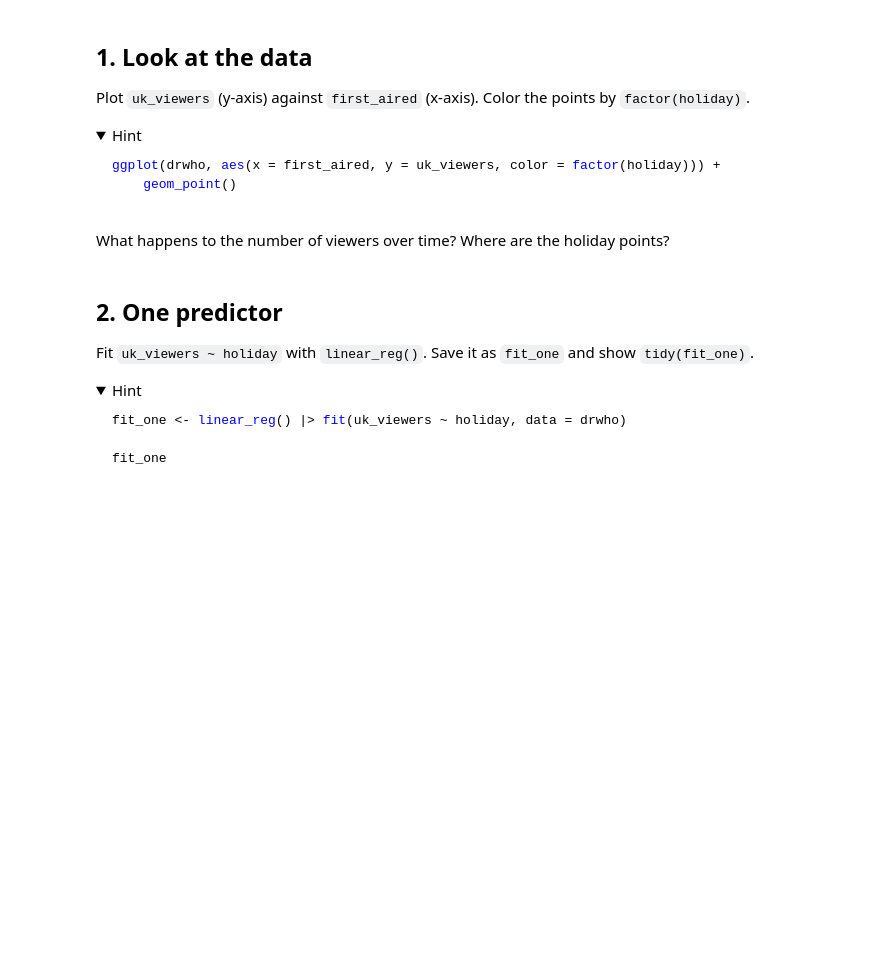
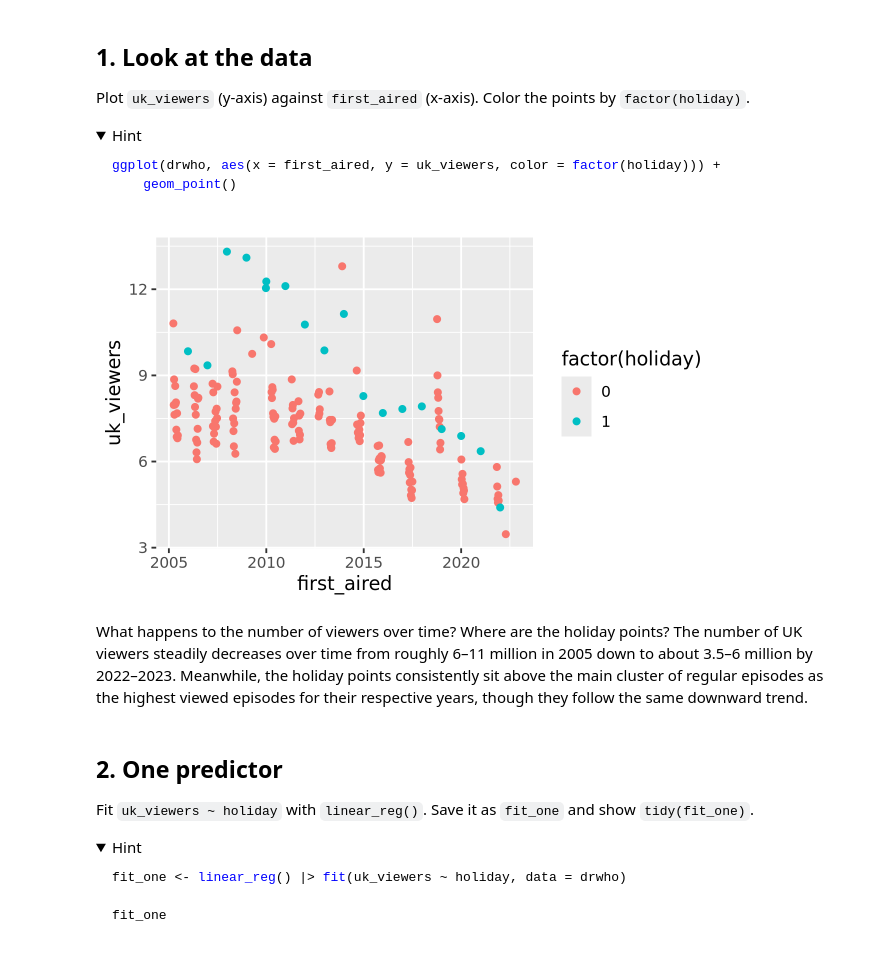
Before and after one commit to Haseeb-hub-personal/codespace, a Jupyter notebook: exercises/12-drwho-exercise.ipynb, the cells around one changed output. Saved outputs shown, nothing was run; the diff lists cells and outputs as text; code cells hidden in the pictures; folded sections open; blank space fills up the shorter version.

Commit message:
complete exercises/12-drwho-exercise.ipynb

````diff
--- a/exercises/12-drwho-exercise.ipynb
+++ b/exercises/12-drwho-exercise.ipynb
@@ -54,8 +58,14 @@ ggplot(drwho, aes(x = first_aired, y = uk_viewers, color = factor(holiday))) +
 ```
 
 </details>
+# %%
+ggplot(drwho, aes(x = first_aired, y = uk_viewers, color = factor(holiday))) +
+  geom_point()
+# %% [output]
+[figure, added]
 # %% [markdown]
 What happens to the number of viewers over time? Where are the holiday points?
+The number of UK viewers steadily decreases over time from roughly 6–11 million in 2005 down to about 3.5–6 million by 2022–2023. Meanwhile, the holiday points consistently sit above the main cluster of regular episodes as the highest viewed episodes for their respective years, though they follow the same downward trend.
 # %% [markdown]
 ## 2. One predictor
 
````
Also changed, not shown: parts of 7 cells of this notebook.
